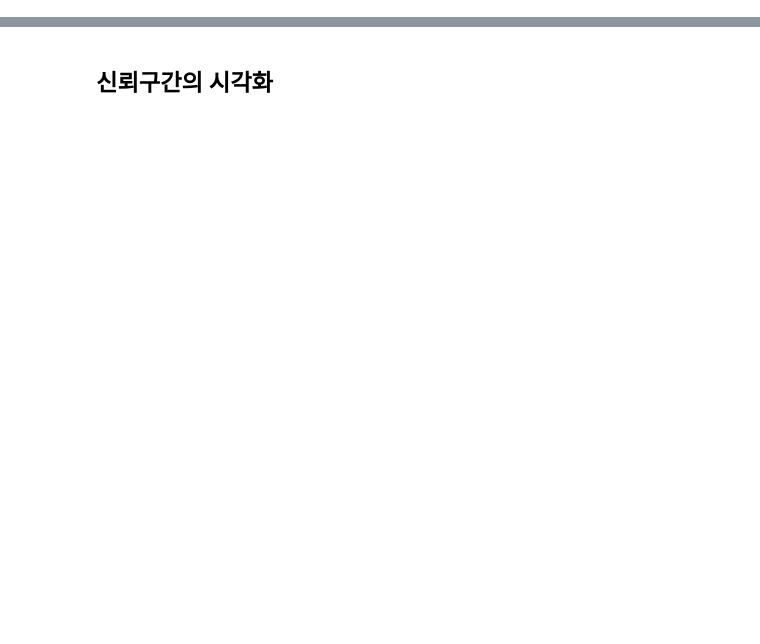
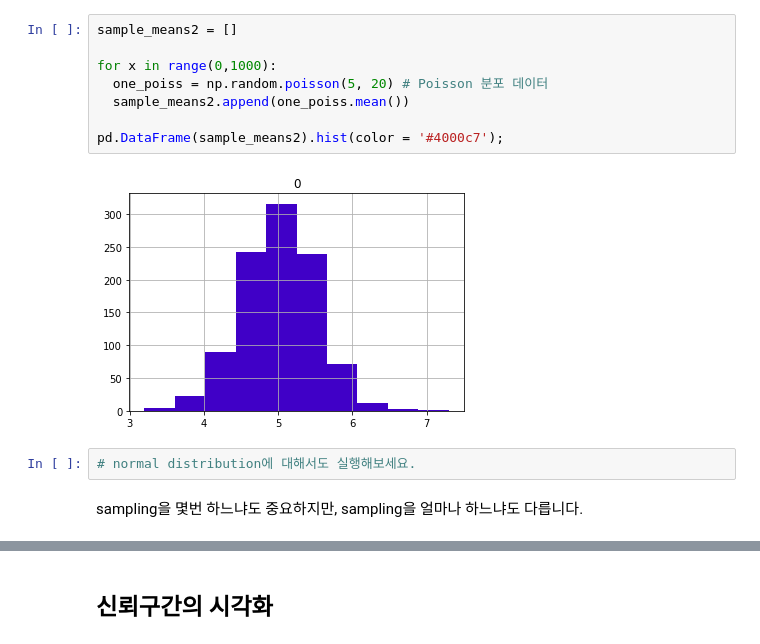
Before and after one commit to ttogle918/ds-zip, a Jupyter notebook: n123-confidence-intervals/n123-confidence-intervals.ipynb, the cells around one changed output, grey strips where cells are left out. Saved outputs shown, nothing was run; the diff lists cells and outputs as text; blank space fills up the shorter version.

```diff
--- a/n123-confidence-intervals/n123-confidence-intervals.ipynb
+++ b/n123-confidence-intervals/n123-confidence-intervals.ipynb
@@ -123,0 +91,14 @@ confidence_interval([1,2,3,1,2,3,1,2,3])
+# %%
+sample_means2 = []
+
+for x in range(0,1000):
+  one_poiss = np.random.poisson(5, 20) # Poisson 분포 데이터
+  sample_means2.append(one_poiss.mean())
+
+pd.DataFrame(sample_means2).hist(color = '#4000c7');
+# %% [output]
+[figure, added]
+# %%
+# normal distribution에 대해서도 실행해보세요.
+# %% [markdown]
+sampling을 몇번 하느냐도 중요하지만, sampling을 얼마나 하느냐도 다릅니다.
```
Also changed, not shown: parts of 46 cells of this notebook, 8 other files.
